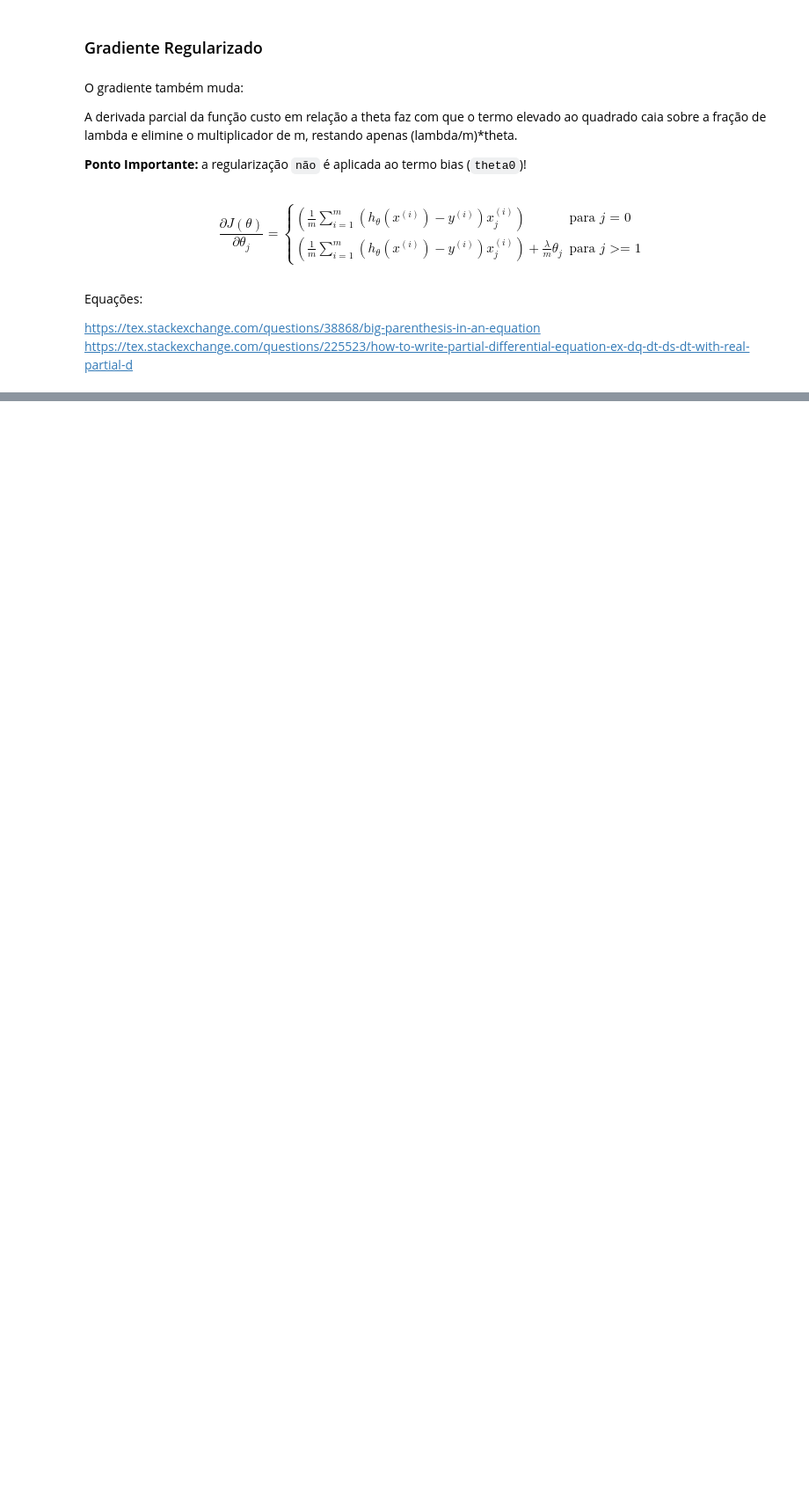
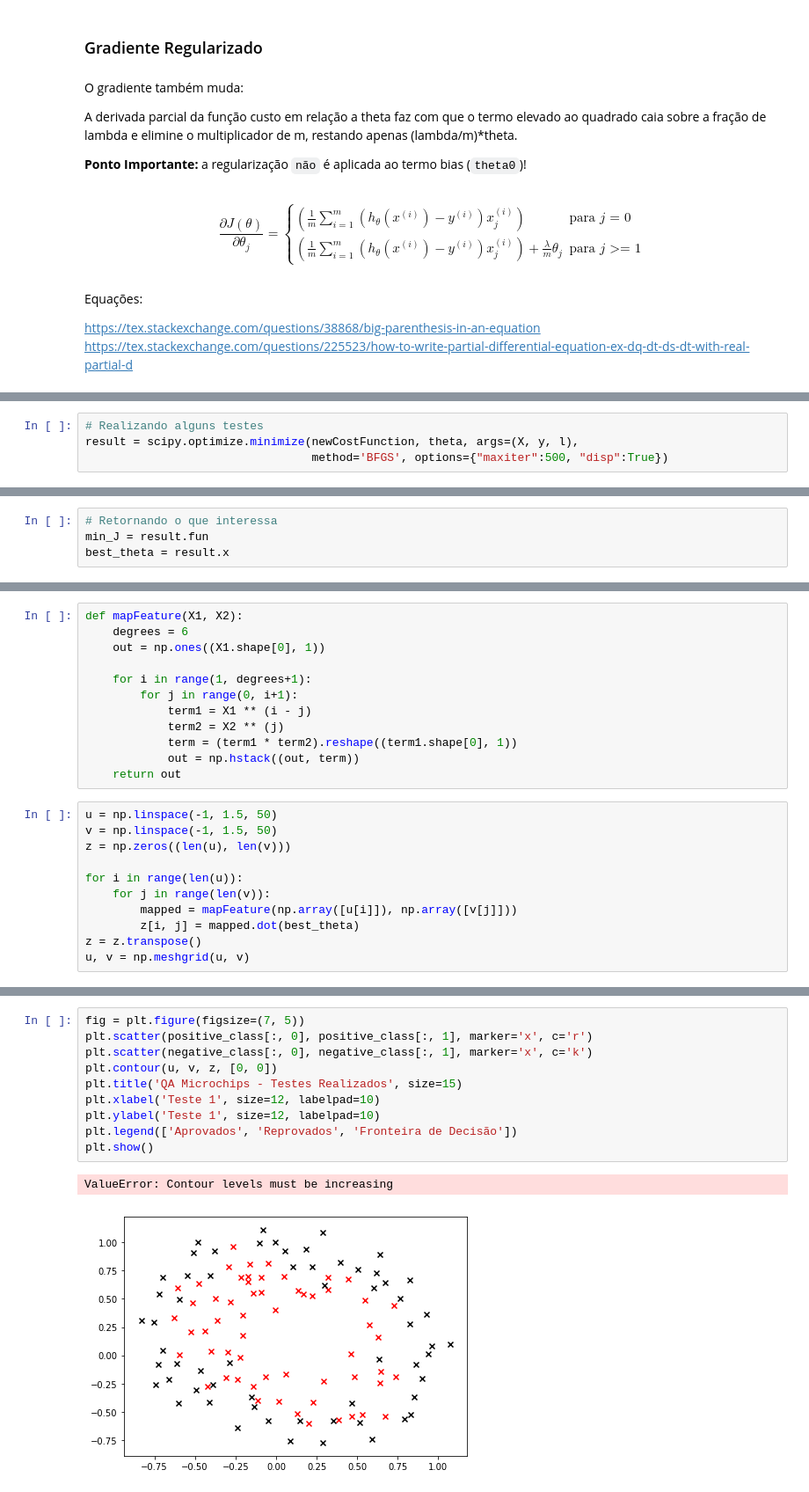
Before and after one commit to APILASTRI/coursera-stanford, a Jupyter notebook: machine-learning/exercises/machine-learning-ex2/ex2-python/ex2.2-python-complete.ipynb, the cells around one changed output, grey strips where cells are left out. Shown at 88% size. Drawn from its saved outputs; the diff is of its cells as text; blank space fills up the shorter version.

```diff
--- a/machine-learning/exercises/machine-learning-ex2/ex2-python/ex2.2-python-complete.ipynb
+++ b/machine-learning/exercises/machine-learning-ex2/ex2-python/ex2.2-python-complete.ipynb
@@ -352,0 +570,4 @@ array([[8.47457627e-03],
+# %%
+# Realizando alguns testes
+result = scipy.optimize.minimize(newCostFunction, theta, args=(X, y, l),
+                                 method='BFGS', options={"maxiter":500, "disp":True})
@@ -352,0 +601,4 @@ array([[8.47457627e-03],
+# %%
+# Retornando o que interessa
+min_J = result.fun
+best_theta = result.x
@@ -352,0 +664,23 @@ array([[8.47457627e-03],
+# %%
+def mapFeature(X1, X2):
+    degrees = 6
+    out = np.ones((X1.shape[0], 1))
+
+    for i in range(1, degrees+1):
+        for j in range(0, i+1):
+            term1 = X1 ** (i - j)
+            term2 = X2 ** (j)
+            term = (term1 * term2).reshape((term1.shape[0], 1))
+            out = np.hstack((out, term))
+    return out
+# %%
+u = np.linspace(-1, 1.5, 50)
+v = np.linspace(-1, 1.5, 50)
+z = np.zeros((len(u), len(v)))
+
+for i in range(len(u)):
+    for j in range(len(v)):
+        mapped = mapFeature(np.array([u[i]]), np.array([v[j]]))
+        z[i, j] = mapped.dot(best_theta)
+z = z.transpose()
+u, v = np.meshgrid(u, v)
@@ -352,0 +704,13 @@ array([[8.47457627e-03],
+# %%
+fig = plt.figure(figsize=(7, 5))
+plt.scatter(positive_class[:, 0], positive_class[:, 1], marker='x', c='r')
+plt.scatter(negative_class[:, 0], negative_class[:, 1], marker='x', c='k')
+plt.contour(u, v, z, [0, 0])
+plt.title('QA Microchips - Testes Realizados', size=15)
+plt.xlabel('Teste 1', size=12, labelpad=10)
+plt.ylabel('Teste 1', size=12, labelpad=10)
+plt.legend(['Aprovados', 'Reprovados', 'Fronteira de Decisão'])
+plt.show()
+# %% [output]
+ValueError: Contour levels must be increasing
+[figure, added]
```
Also changed, not shown: parts of 67 cells of this notebook, 1 other file.
